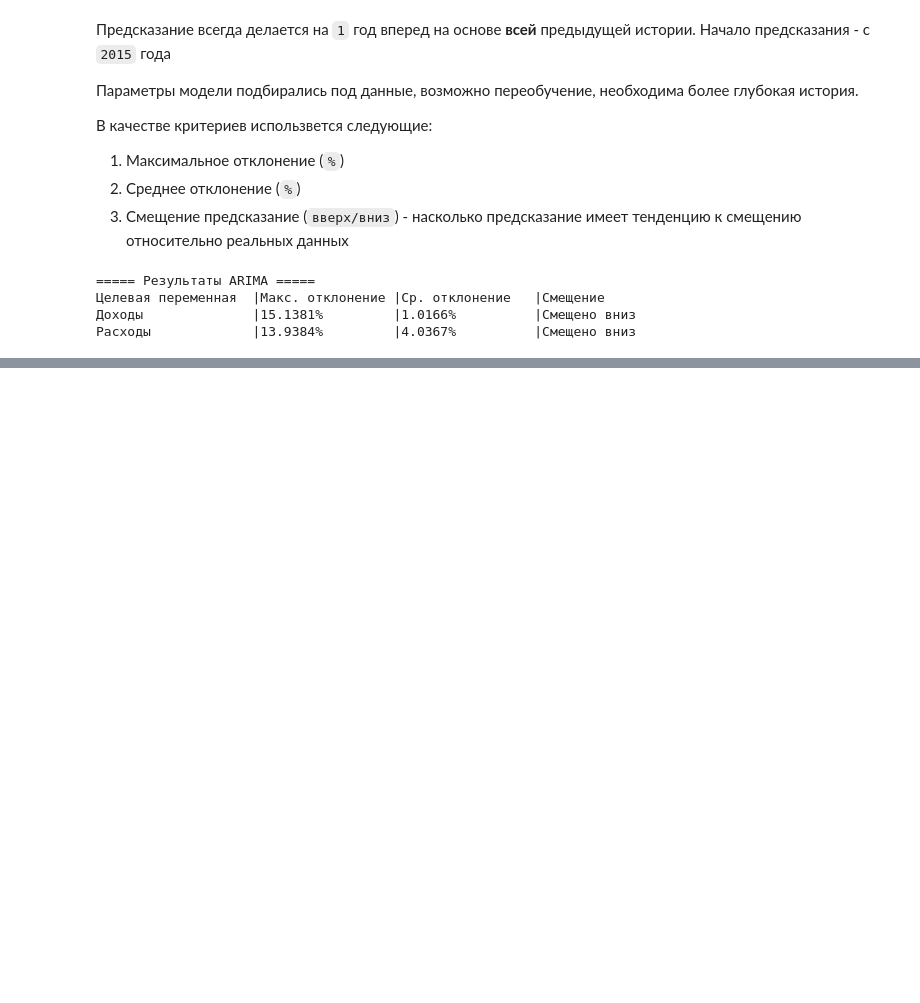
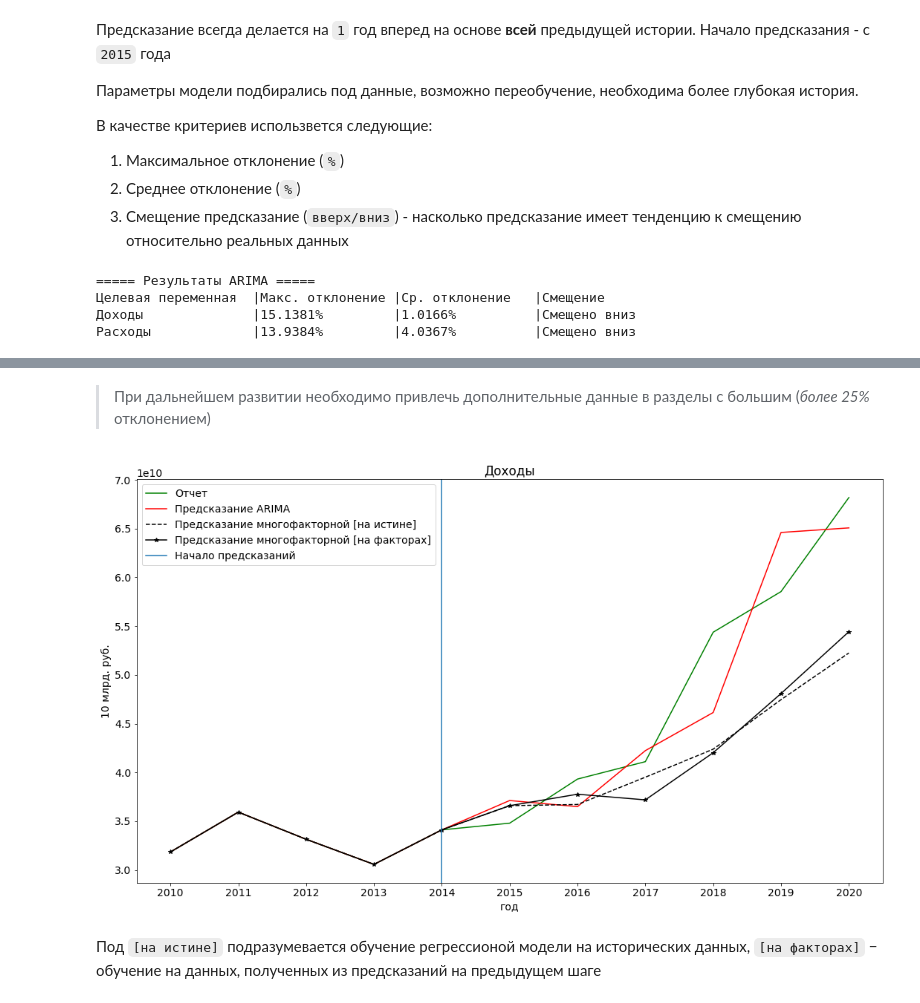
Before and after one commit to vasilisc-team/vasilisc.budget, a Jupyter notebook: research/ResearchJupyter.ipynb, the cells around one changed output, grey strips where cells are left out. Cells and saved outputs as stored; diff of their text form; code cells hidden in the pictures; blank space fills up the shorter version.

Commit message:
Add multivariables prediction with bayesian regression

```diff
--- a/research/ResearchJupyter.ipynb
+++ b/research/ResearchJupyter.ipynb
@@ -395,0 +422,12 @@ print("{:20s}|{:17s}|{:17s}|{}".format("Расходы", str(round(temp_2["max"]
+# %%
+x_true = many_target.iloc[:, 1 : len(many_target.columns) - 1].values.T
+x = [_input_vector(many_target, i) for i in range(6, len(many_target.columns) - 1)]
+x = np.asarray(x)
+x = np.vstack([many_target.iloc[:, 1 : 6].values.T, x])
+# %%
+print(5 * "=" + " Метрики по отдельным полям " + "=" * 5)
+print("{:30s}|{:17s}|{:17s}|{}".format("Целевая переменная", "Макс. отклонение", "Ср. отклонение", "Смещение"))
+for i in range(x.shape[1]):
+    temp_1 = _calc_metrics(x_true.T[i], x.T[i], 5)
+    print("{:30s}|{:17s}|{:17s}|{}".format(many_target.iloc[i, 0][:27] + "...", str(round(temp_1["max"], 5)) + "%", str(round(temp_1["mean"], 4)) + "%", temp_1["line"]))
+    del temp_1
@@ -395,0 +452,36 @@ print("{:20s}|{:17s}|{:17s}|{}".format("Расходы", str(round(temp_2["max"]
+# %% [markdown]
+>При дальнейшем развитии необходимо привлечь дополнительные данные в разделы с большим (*более 25%* отклонением)
+# %%
+def _lreg(x:np.array, y:np.array) -> float:
+    reg = linear_model.ARDRegression(n_iter=500, alpha_1=1e-01, alpha_2=1e-01, lambda_1=1e-01, lambda_2=1e-01, threshold_lambda=1000.0)
+    reg.fit(x[:-1], y)
+
+    return reg.predict(x)[-1]
+# %%
+lr_forecast = {}
+lr_forecast["profit_true"] = main_series["profit"][:5].to_list()
+lr_forecast["profit_pred"] = main_series["profit"][:5].to_list()
+for i in range(5, len([data_loss[x].loc[0, "cons"] for x in data_loss.keys()])):
+    lr_forecast["profit_true"].append(_lreg(x_true[:i], np.asarray([data_loss[x].loc[0, "cons"] for x in data_loss.keys()])[:i-1]))
+    lr_forecast["profit_pred"].append(_lreg(x[:i], np.asarray([data_loss[x].loc[0, "cons"] for x in data_loss.keys()])[:i-1]))
+# %%
+plt.rcParams.update({'font.size': 14})
+fig, ax = plt.subplots(1, figsize=(18, 10))
+
+ax.set_title("Доходы")
+ax.plot([x for x in data_profit.keys()], [data_profit[x].loc[0, "cons"] for x in data_profit.keys()], 'g', label="Отчет")
+ax.plot([x for x in data_profit.keys()], arima_forecast["profit"], 'r', label="Предсказание ARIMA")
+ax.plot([x for x in data_profit.keys()], lr_forecast["profit_true"], 'k--', label="Предсказание многофакторной [на истине]")
+ax.plot([x for x in data_profit.keys()], lr_forecast["profit_pred"], 'k-*', label="Предсказание многофакторной [на факторах]")
+ax.axvline(x=4, label="Начало предсказаний")
+
+ax.set_ylabel("10 млрд. руб.")
+ax.set_xlabel("год")
+ax.legend(loc="best")
+
+plt.subplots_adjust(hspace=0.3)
+plt.show()
+# %% [output]
+[figure, added]
+# %% [markdown]
+Под `[на истине]` подразумевается обучение регрессионой модели на исторических данных, `[на факторах]` &minus; обучение на данных, полученных из предсказаний на предыдущем шаге
```
Also changed, not shown: parts of 9 cells of this notebook, 1 other file.
